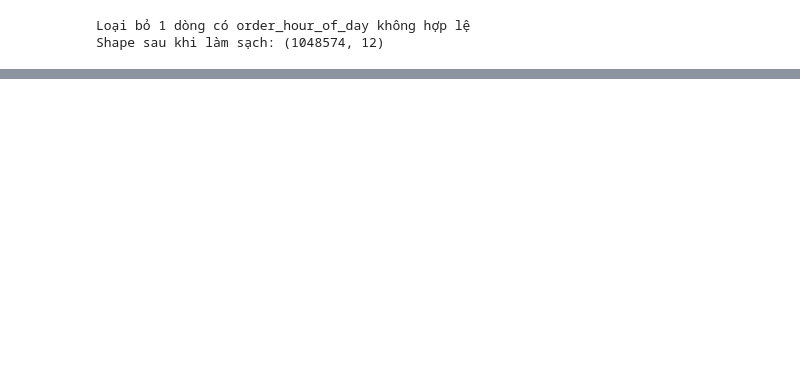
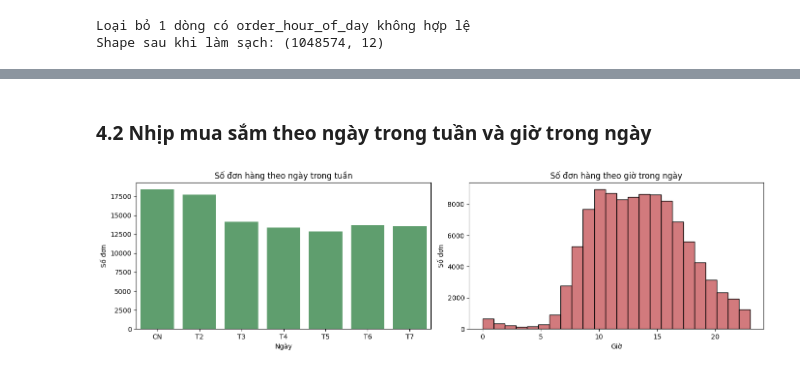
Before and after one commit to nguyenquynhanh10267-debug/Machine-Learning, a Jupyter notebook: taobao_behaviour/data_cleaning.ipynb, the cells around one changed output, grey strips where cells are left out. Cells and saved outputs as stored; diff of their text form; code cells hidden in the pictures; blank space fills up the shorter version.

```diff
--- a/taobao_behaviour/data_cleaning.ipynb
+++ b/taobao_behaviour/data_cleaning.ipynb
@@ -175,0 +227,18 @@ Shape sau khi làm sạch: (1048574, 12)
+# %% [markdown]
+### 4.2 Nhịp mua sắm theo ngày trong tuần và giờ trong ngày
+# %%
+dow_names = {0:'CN',1:'T2',2:'T3',3:'T4',4:'T5',5:'T6',6:'T7'}
+fig, axes = plt.subplots(1, 2, figsize=(14, 4))
+
+order_counts_dow = order_lvl['order_dow'].map(dow_names).value_counts().reindex([dow_names[i] for i in range(7)])
+sns.barplot(x=order_counts_dow.index, y=order_counts_dow.values, ax=axes[0], color='#55A868')
+axes[0].set_title('Số đơn hàng theo ngày trong tuần')
+axes[0].set_xlabel('Ngày'); axes[0].set_ylabel('Số đơn')
+
+sns.histplot(order_lvl['order_hour_of_day'], bins=24, ax=axes[1], color='#C44E52')
+axes[1].set_title('Số đơn hàng theo giờ trong ngày')
+axes[1].set_xlabel('Giờ'); axes[1].set_ylabel('Số đơn')
+plt.tight_layout()
+plt.show()
+# %% [output]
+[figure, added]
```
Also changed, not shown: parts of 21 cells of this notebook, 1 other file.
